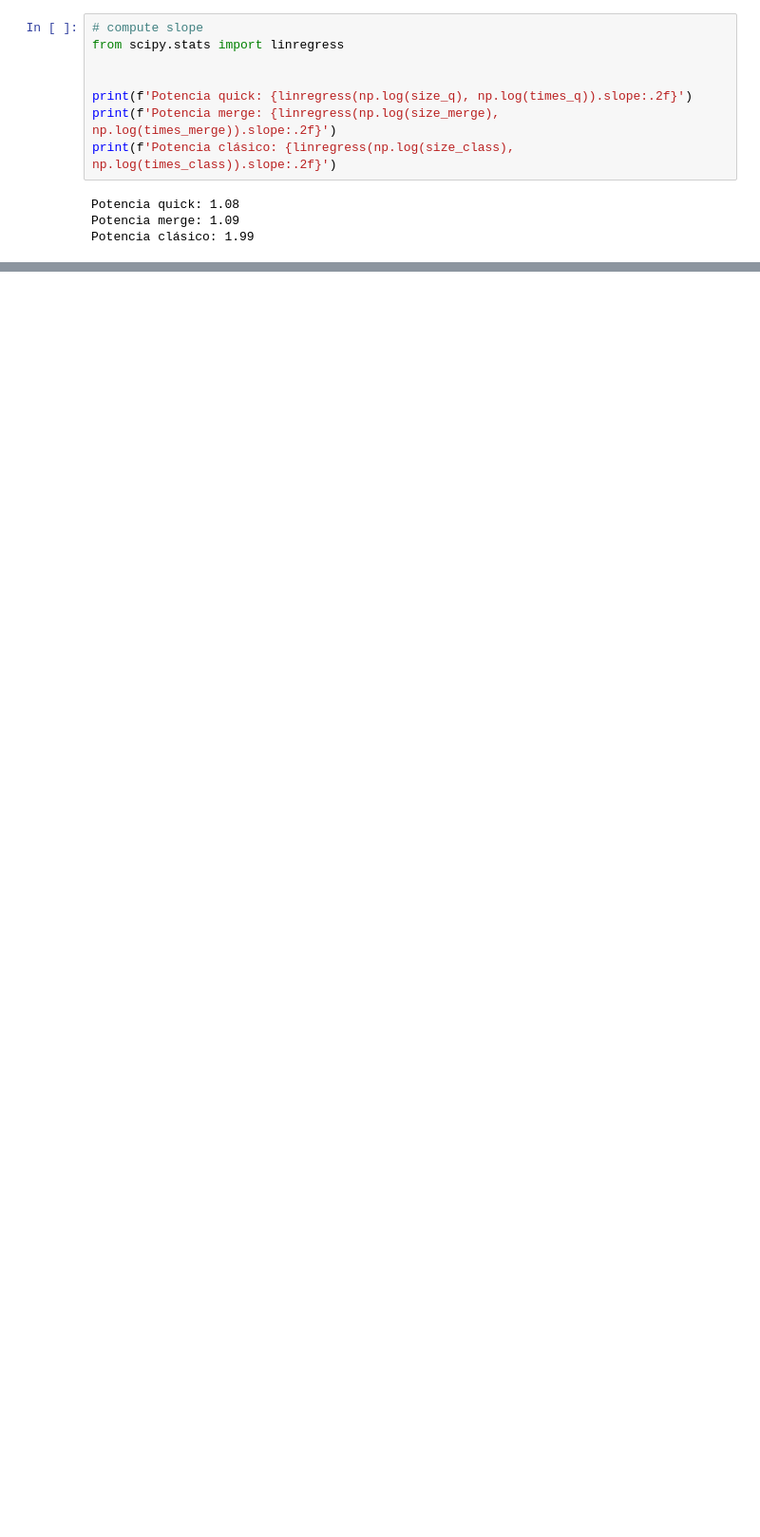
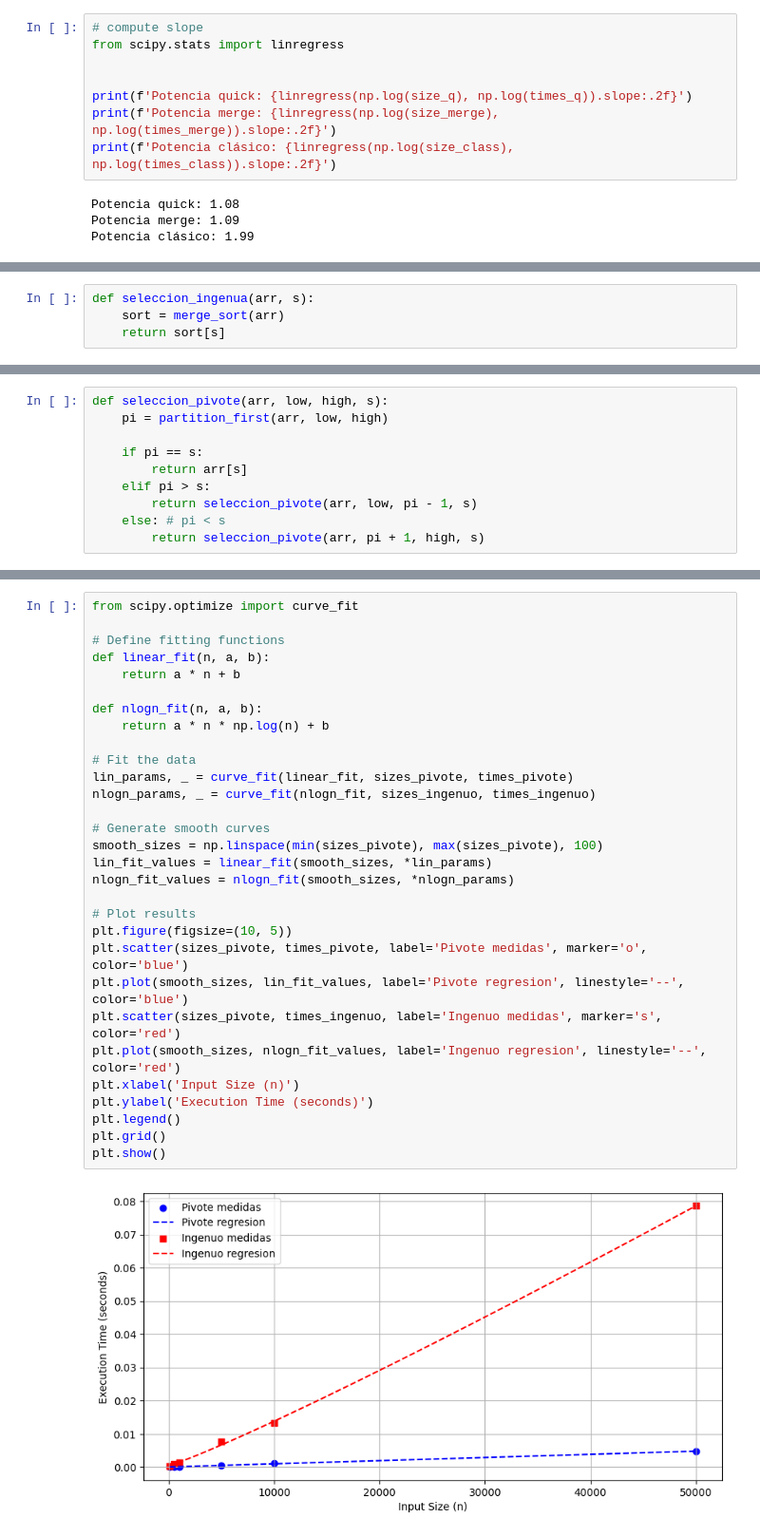
Before and after one commit to Antolin1/course-aed2-1900-umu, a Jupyter notebook: divide-and-conquer/sorting_algorithms/sorting_algorithms_python.ipynb, the cells around one changed output, grey strips where cells are left out. Shown at 95% size. Drawn from its saved outputs; the diff is of its cells as text; blank space fills up the shorter version.

```diff
--- a/divide-and-conquer/sorting_algorithms/sorting_algorithms_python.ipynb
+++ b/divide-and-conquer/sorting_algorithms/sorting_algorithms_python.ipynb
@@ -311,0 +337,4 @@ Potencia clásico: 1.99
+# %%
+def seleccion_ingenua(arr, s):
+    sort = merge_sort(arr)
+    return sort[s]
@@ -311,0 +362,10 @@ Potencia clásico: 1.99
+# %%
+def seleccion_pivote(arr, low, high, s):
+    pi = partition_first(arr, low, high)
+
+    if pi == s:
+        return arr[s]
+    elif pi > s:
+        return seleccion_pivote(arr, low, pi - 1, s)
+    else: # pi < s
+        return seleccion_pivote(arr, pi + 1, high, s)
@@ -311,0 +461,32 @@ Potencia clásico: 1.99
+# %%
+from scipy.optimize import curve_fit
+
+# Define fitting functions
+def linear_fit(n, a, b):
+    return a * n + b
+
+def nlogn_fit(n, a, b):
+    return a * n * np.log(n) + b
+
+# Fit the data
+lin_params, _ = curve_fit(linear_fit, sizes_pivote, times_pivote)
+nlogn_params, _ = curve_fit(nlogn_fit, sizes_ingenuo, times_ingenuo)
+
+# Generate smooth curves
+smooth_sizes = np.linspace(min(sizes_pivote), max(sizes_pivote), 100)
+lin_fit_values = linear_fit(smooth_sizes, *lin_params)
+nlogn_fit_values = nlogn_fit(smooth_sizes, *nlogn_params)
+
+# Plot results
+plt.figure(figsize=(10, 5))
+plt.scatter(sizes_pivote, times_pivote, label='Pivote medidas', marker='o', color='blue')
+plt.plot(smooth_sizes, lin_fit_values, label='Pivote regresion', linestyle='--', color='blue')
+plt.scatter(sizes_pivote, times_ingenuo, label='Ingenuo medidas', marker='s', color='red')
+plt.plot(smooth_sizes, nlogn_fit_values, label='Ingenuo regresion', linestyle='--', color='red')
+plt.xlabel('Input Size (n)')
+plt.ylabel('Execution Time (seconds)')
+plt.legend()
+plt.grid()
+plt.show()
+# %% [output]
+[figure, added]
```
Also changed, not shown: parts of 16 cells of this notebook, 4 other files.
